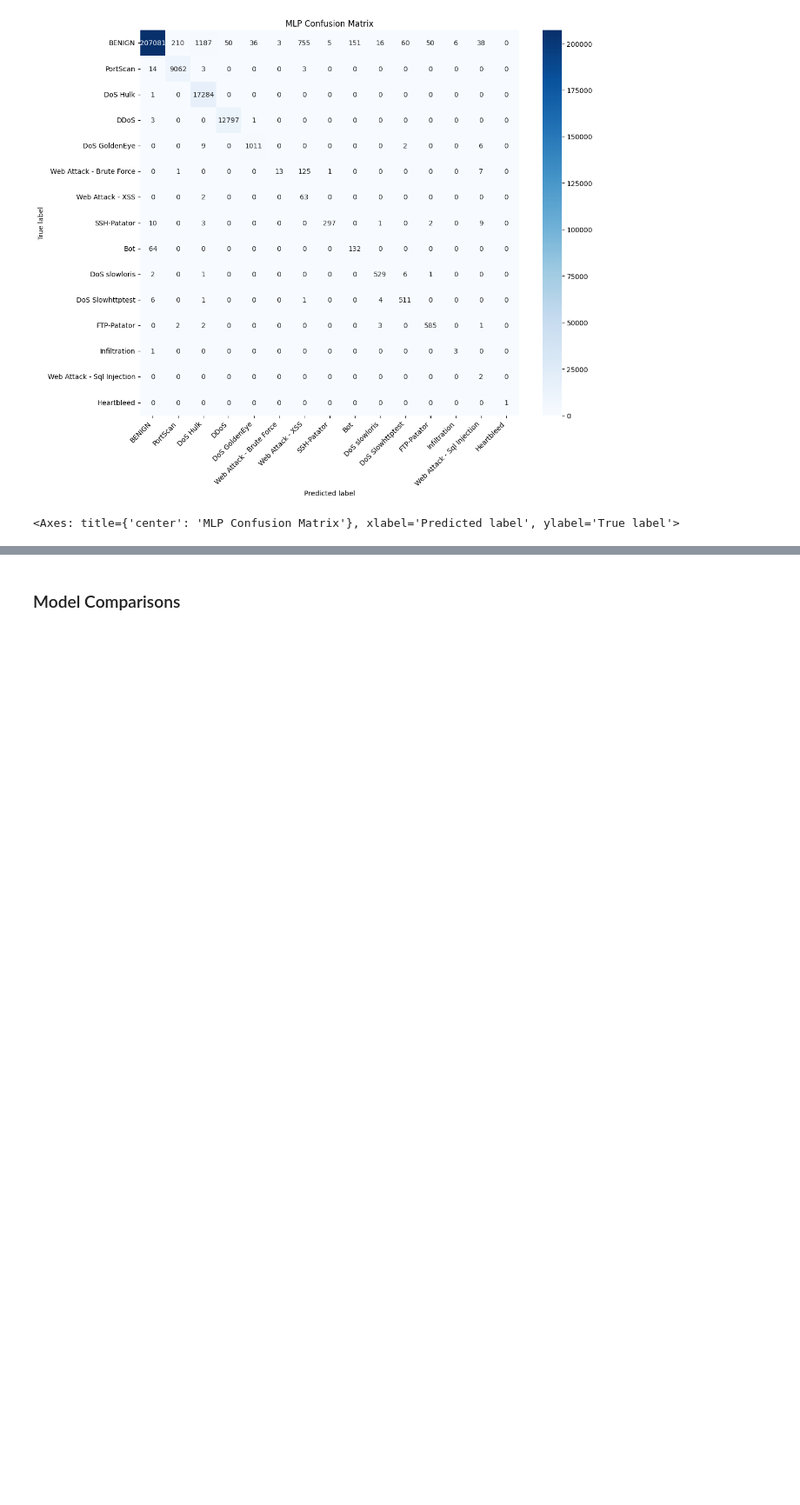
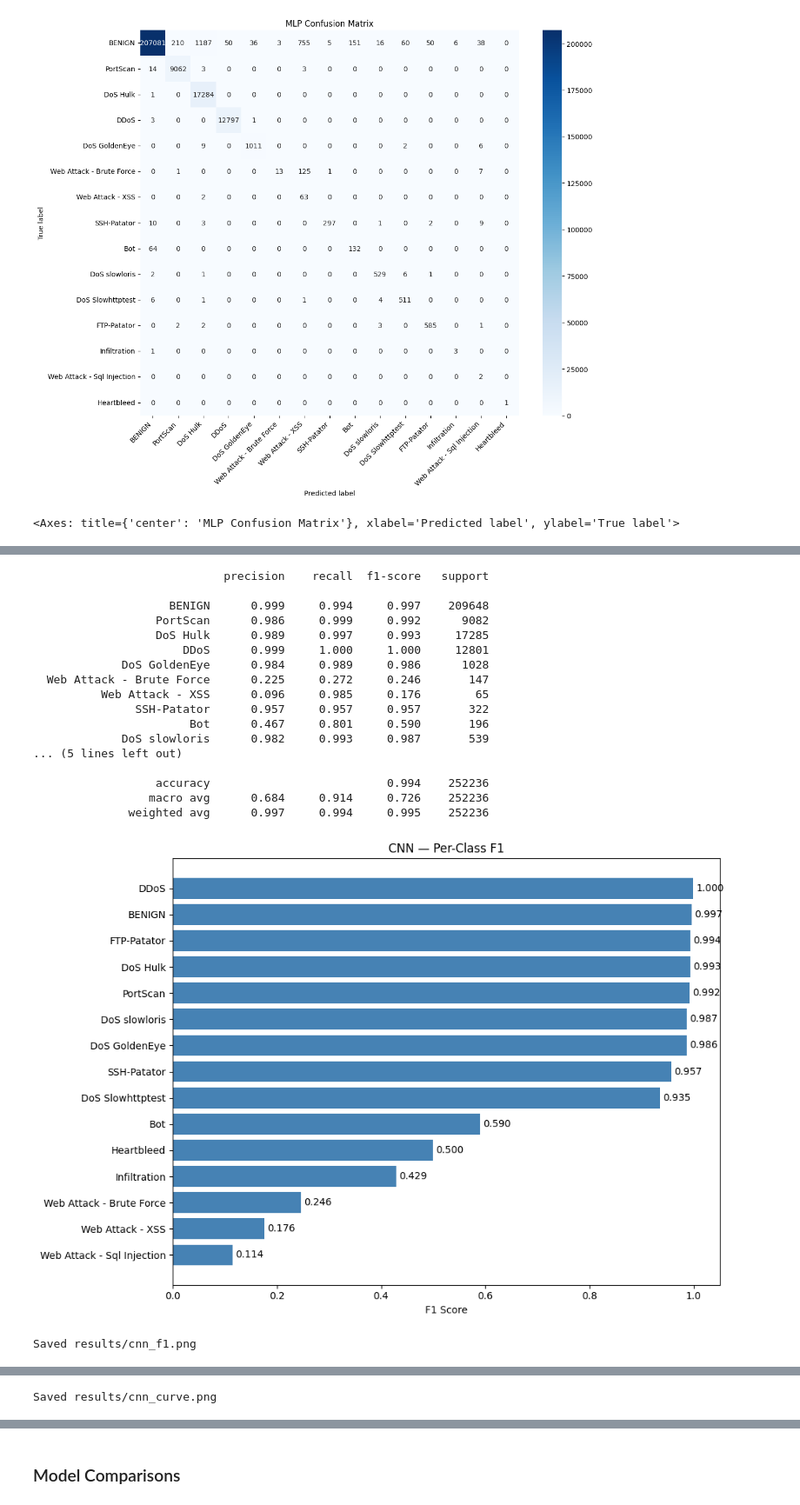
Before and after one commit to levipare/cs3540-final, a Jupyter notebook: results.ipynb, the cells around one changed output, grey strips where cells are left out. Shown at 87% size. Drawn from its saved outputs; the diff is of its cells as text; code cells hidden in the pictures; blank space fills up the shorter version.

Commit message:
add training curve plot

```diff
--- a/results.ipynb
+++ b/results.ipynb
@@ -562,7 +575,7 @@ cnn_artifacts = train_cnn_classifier(
 	verbose=1,
     conv_filters=(64,32),
     dense_units=64,
-    dropout_rate=0.15
+    dropout_rate=0.0,
 )
 print("CNN training complete.")
 # %% [output]
@@ -607,29 +620,55 @@ Epoch 15/30
 # %%
 
 
 cnn_result = evaluate_model_predictions("CNN", y_test, cnn_predict(cnn_artifacts, X_test))
 save_classification_report(cnn_result, RESULTS / "cnn_report.txt")
 
 cnn_report_dict = cnn_result.classification_report_df.fillna(0).to_dict(orient="index")
 (RESULTS / "cnn_report.json").write_text(json.dumps(cnn_report_dict))
 
 cnn_artifacts.model.save(RESULTS / "cnn_model.keras")
 with open(RESULTS / "cnn_scaler.pkl", "wb") as f:
     pickle.dump(cnn_artifacts.scaler, f)
 with open(RESULTS / "cnn_encoder.pkl", "wb") as f:
     pickle.dump(cnn_artifacts.label_encoder, f)
 
 print(cnn_result.classification_report_text)
 
 save_f1_chart(
     cnn_report_dict,
     title="CNN — Per-Class F1",
     save_path=str(RESULTS / "cnn_f1.png"),
 )
 
 from src.models.evaluation import plot_confusion_matrix
 
 plot_confusion_matrix(
     mlp_result,
     save_path=str(RESULTS / "cnn_conf.png")
 )
+
+save_training_curves(
+    cnn_artifacts.history,
+    model_name="CNN",
+    save_path=str(RESULTS / "cnn_curve.png")
+)
+# %% [output]
+                            precision    recall  f1-score   support
+
+                    BENIGN      0.999     0.994     0.997    209648
+                  PortScan      0.986     0.999     0.992      9082
+                  DoS Hulk      0.989     0.997     0.993     17285
+                      DDoS      0.999     1.000     1.000     12801
+             DoS GoldenEye      0.984     0.989     0.986      1028
+  Web Attack - Brute Force      0.225     0.272     0.246       147
+          Web Attack - XSS      0.096     0.985     0.176        65
+               SSH-Patator      0.957     0.957     0.957       322
+                       Bot      0.467     0.801     0.590       196
+             DoS slowloris      0.982     0.993     0.987       539
+... (5 lines left out)
+
+                  accuracy                          0.994    252236
+                 macro avg      0.684     0.914     0.726    252236
+              weighted avg      0.997     0.994     0.995    252236
+[figure, added]
+Saved results/cnn_f1.png
@@ -636,3 +677,4 @@ plot_confusion_matrix(
+Saved results/cnn_curve.png
 # %%
 # cnn training
 # 1D convolutional neural network. Uses early stopping on validation loss (patience=10). Model saved as .keras file; scaler and encoder saved separately for Streamlit.
```
Also changed, not shown: parts of 7 cells of this notebook.
